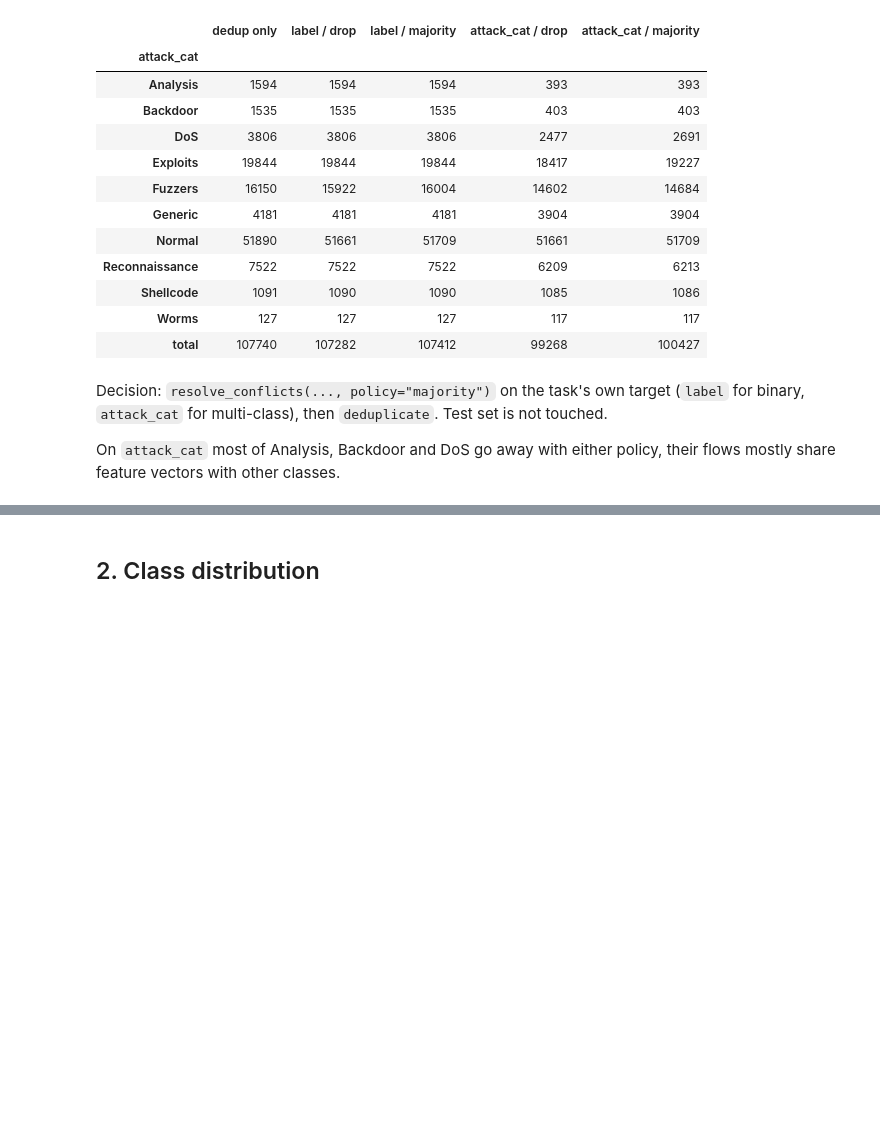
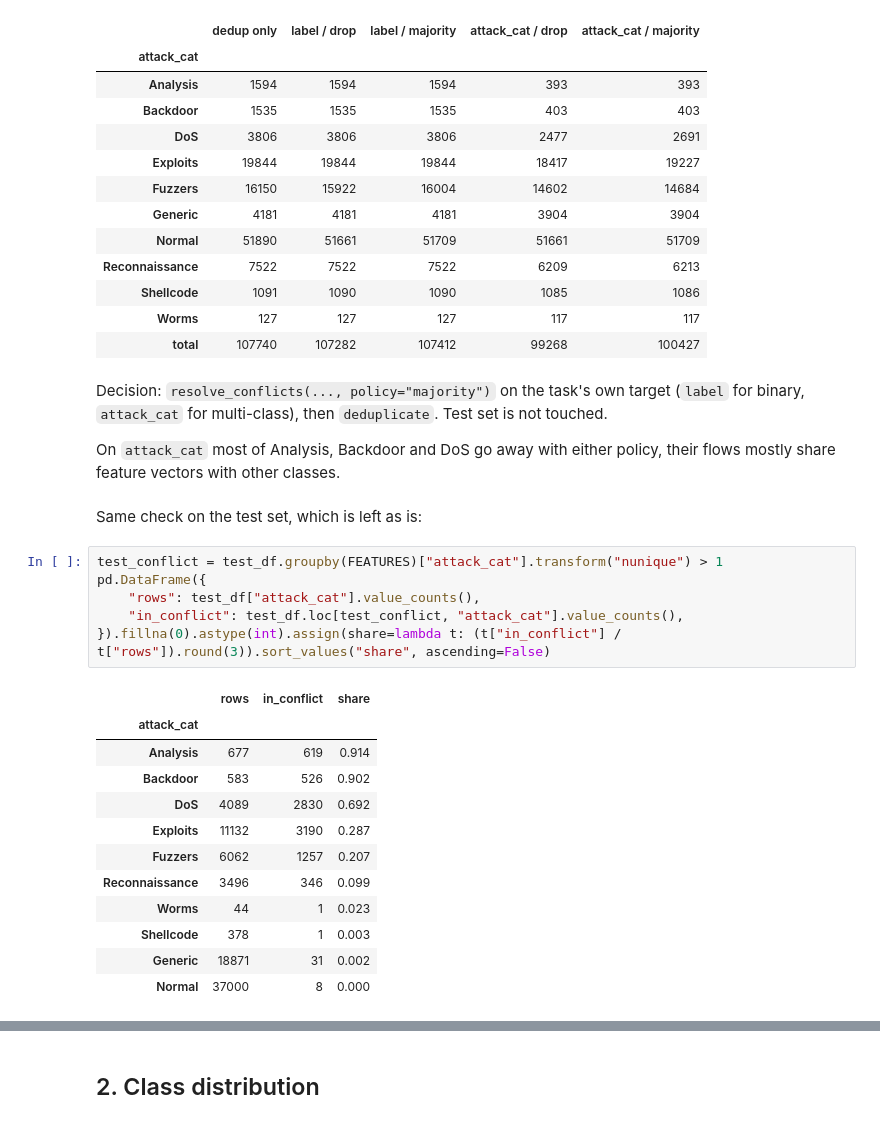
Before and after one commit to ZiGabiZi/Anomaly-detection-in-Network-traffic-using-ML, a Jupyter notebook: notebooks/01_eda.ipynb, the cells around one changed output, grey strips where cells are left out. Drawn from its saved outputs; the diff is of its cells as text; blank space fills up the shorter version.

```diff
--- a/notebooks/01_eda.ipynb
+++ b/notebooks/01_eda.ipynb
@@ -97,3 +120,24 @@ table
 Decision: `resolve_conflicts(..., policy="majority")` on the task's own target (`label` for binary, `attack_cat` for multi-class), then `deduplicate`. Test set is not touched.
 
 On `attack_cat` most of Analysis, Backdoor and DoS go away with either policy, their flows mostly share feature vectors with other classes.
+# %% [markdown]
+Same check on the test set, which is left as is:
+# %%
+test_conflict = test_df.groupby(FEATURES)["attack_cat"].transform("nunique") > 1
+pd.DataFrame({
+    "rows": test_df["attack_cat"].value_counts(),
+    "in_conflict": test_df.loc[test_conflict, "attack_cat"].value_counts(),
+}).fillna(0).astype(int).assign(share=lambda t: (t["in_conflict"] / t["rows"]).round(3)).sort_values("share", ascending=False)
+# %% [output]
+|  | rows | in_conflict | share |
+| attack_cat |  |  |  |
+| Analysis | 677 | 619 | 0.914 |
+| Backdoor | 583 | 526 | 0.902 |
+| DoS | 4089 | 2830 | 0.692 |
+| Exploits | 11132 | 3190 | 0.287 |
+| Fuzzers | 6062 | 1257 | 0.207 |
+| Reconnaissance | 3496 | 346 | 0.099 |
+| Worms | 44 | 1 | 0.023 |
+| Shellcode | 378 | 1 | 0.003 |
+| Generic | 18871 | 31 | 0.002 |
+| Normal | 37000 | 8 | 0.000 |
```
Also changed, not shown: parts of 6 cells of this notebook, 1 other file.
